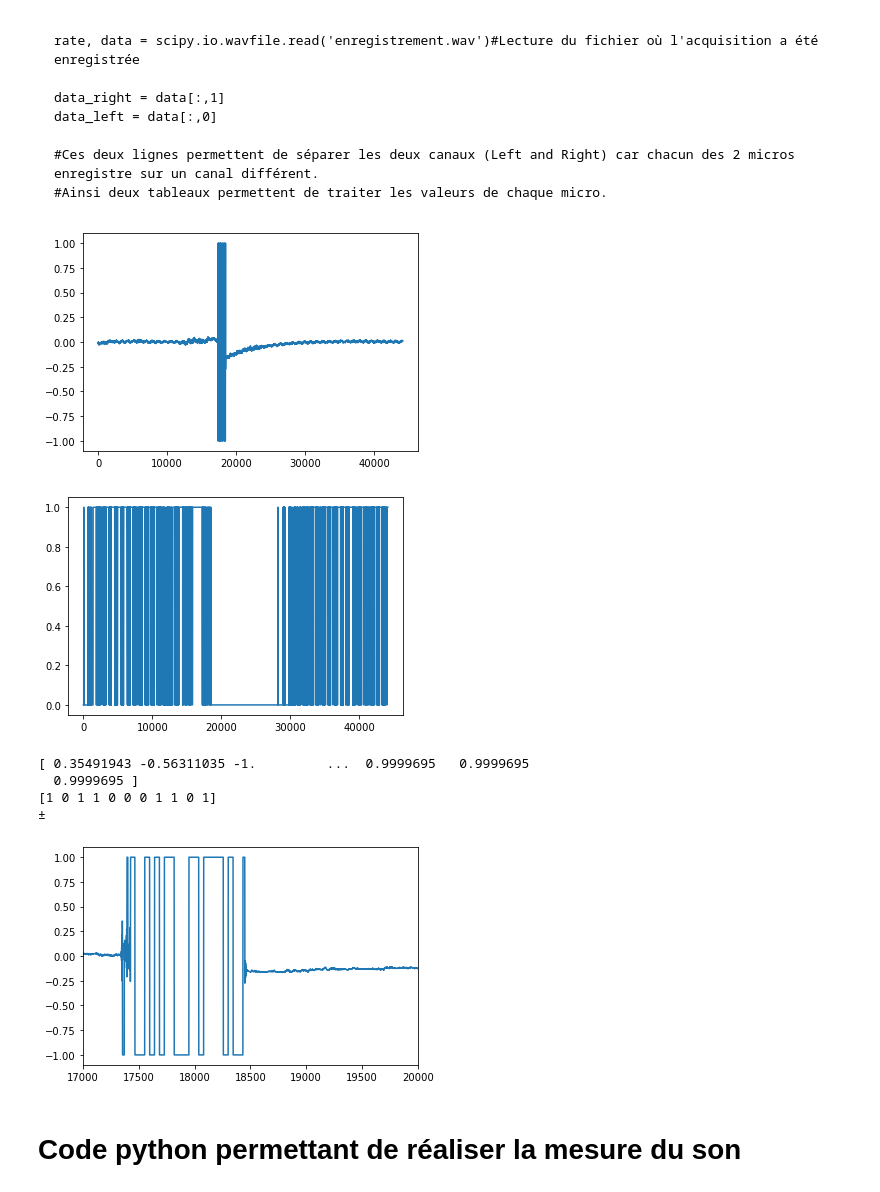
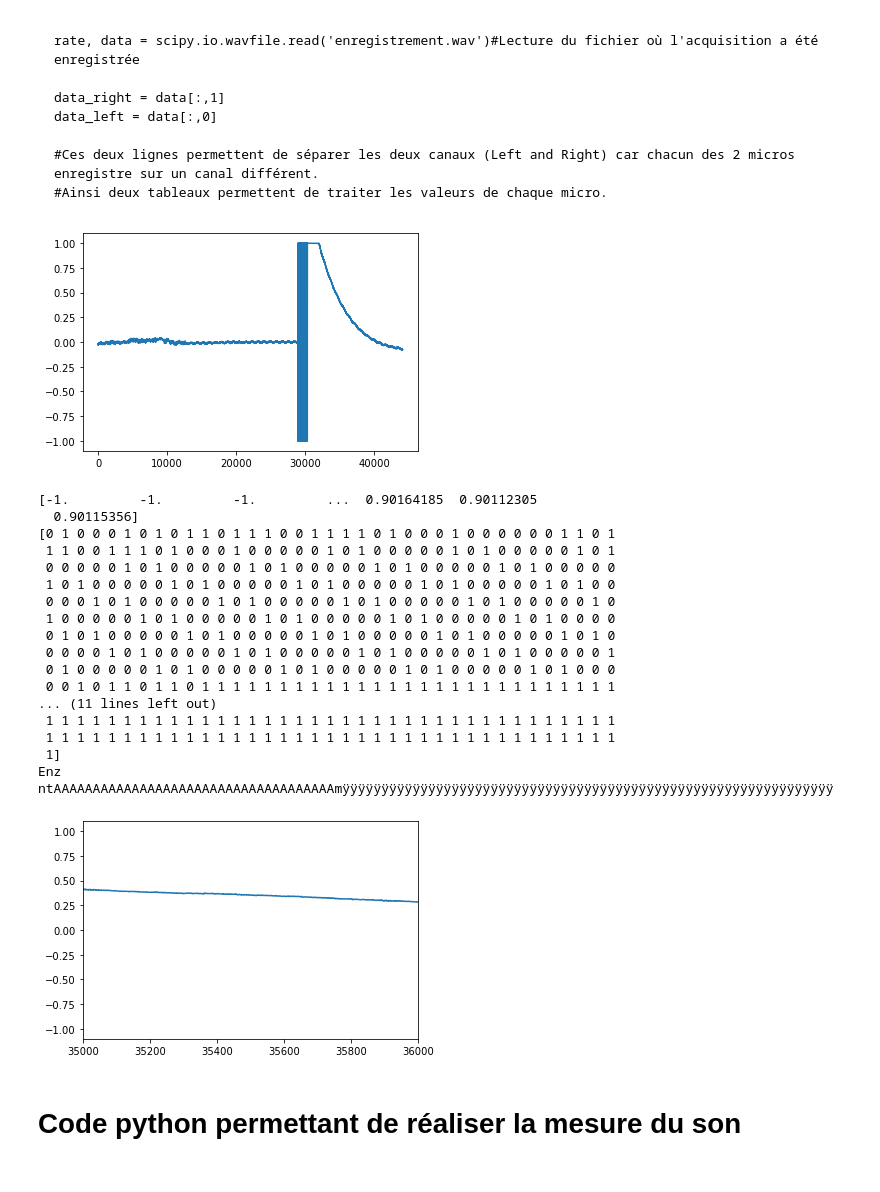
Before and after one commit to zuce68/ProjetFIP2A, a Jupyter notebook: MesureDuSon.ipynb, the cells around one changed output. Cells and saved outputs as stored; diff of their text form; code cells hidden in the pictures.

```diff
--- a/MesureDuSon.ipynb
+++ b/MesureDuSon.ipynb
@@ -49,7 +49,7 @@ import numpy as np
 import matplotlib.pyplot as plt
 
 fs=44100
-duration=1
+duration=5
 
 analog = sd.rec(int(duration*fs),samplerate=fs,channels=1)
 sd.wait()
@@ -58,23 +58,21 @@ digital = np.array(analog.flatten()>0,dtype=int)
 
 plt.plot(analog)
 plt.show()
-digital = np.array(digital)
-plt.plot(digital)
-plt.show()
 # %% [output]
-[figure, old version]
+[figure, new version]
-[figure, removed]
 # %%
-import comnumfip
+import comnumfip2
+from importlib import reload
+reload(comnumfip2)
 plt.plot(analog)
-plt.xlim(17000,20000)
+plt.xlim(35000,36000)
 analog_cut = [x for x in analog if (x<-0.5 or x>0.5)]
 #Filtre de réception
-mask = (analog<-0.3) | (analog>0.3) #On garde tout ce qui a une amplitude de plus de 0.5V
+mask = (analog<-0.9) | (analog>0.9) #On garde tout ce qui a une amplitude de plus de 0.5V
 analog_test = analog[mask]
 print(analog_test)
-bin=comnumfip.sample_and_threshold(analog_test,44100,0.5)
-print(comnumfip.sample_and_threshold(analog_test,44100,0.5))
+bin=comnumfip2.sample_and_threshold(analog_test,0.9)
+print(bin)
 
 
 def decode_nrz(bits):
@@ -91,38 +89,51 @@ def decode_manchester(bits):
     for i, bit in enumerate(bits):
         if bit == 0:
             signal[2*i] = 1
             signal[2*i+1] = -1
         else:
             signal[2*i] = -1
             signal[2*i+1] = 1
     return signal
 
 def decode_ami(bits):
     signal = np.zeros(len(bits), dtype=np.int8)
     last_voltage = 1
     for i, bit in enumerate(bits):
         if bit == 0:
             signal[i] = 0
         else:
             signal[i] = last_voltage
             last_voltage = -last_voltage
     return signal
 
 
 def bin2ascii(bits): # Séparer les bits en groupes de 8
     bits_str =''.join(str(bit) for bit in bits)
     bytes_list = [bits_str[i:i+8] for i in range(0, len(bits_str), 8)] # Convertir chaque groupe de 8 bits en un caractère ASCII
     ascii_str = ''.join([chr(int(byte, 2)) for byte in bytes_list])
     return ascii_str
 
 
 print(bin2ascii(bin))
 # %% [output]
-[ 0.35491943 -0.56311035 -1.         ...  0.9999695   0.9999695
-  0.9999695 ]
-[1 0 1 1 0 0 0 1 1 0 1]
-±
+[-1.         -1.         -1.         ...  0.90164185  0.90112305
+  0.90115356]
+[0 1 0 0 0 1 0 1 0 1 1 0 1 1 1 0 0 1 1 1 1 0 1 0 0 0 1 0 0 0 0 0 0 1 1 0 1
+ 1 1 0 0 1 1 1 0 1 0 0 0 1 0 0 0 0 0 1 0 1 0 0 0 0 0 1 0 1 0 0 0 0 0 1 0 1
+ 0 0 0 0 0 1 0 1 0 0 0 0 0 1 0 1 0 0 0 0 0 1 0 1 0 0 0 0 0 1 0 1 0 0 0 0 0
+ 1 0 1 0 0 0 0 0 1 0 1 0 0 0 0 0 1 0 1 0 0 0 0 0 1 0 1 0 0 0 0 0 1 0 1 0 0
+ 0 0 0 1 0 1 0 0 0 0 0 1 0 1 0 0 0 0 0 1 0 1 0 0 0 0 0 1 0 1 0 0 0 0 0 1 0
+ 1 0 0 0 0 0 1 0 1 0 0 0 0 0 1 0 1 0 0 0 0 0 1 0 1 0 0 0 0 0 1 0 1 0 0 0 0
+ 0 1 0 1 0 0 0 0 0 1 0 1 0 0 0 0 0 1 0 1 0 0 0 0 0 1 0 1 0 0 0 0 0 1 0 1 0
+ 0 0 0 0 1 0 1 0 0 0 0 0 1 0 1 0 0 0 0 0 1 0 1 0 0 0 0 0 1 0 1 0 0 0 0 0 1
+ 0 1 0 0 0 0 0 1 0 1 0 0 0 0 0 1 0 1 0 0 0 0 0 1 0 1 0 0 0 0 0 1 0 1 0 0 0
+ 0 0 1 0 1 1 0 1 1 0 1 1 1 1 1 1 1 1 1 1 1 1 1 1 1 1 1 1 1 1 1 1 1 1 1 1 1
+... (11 lines left out)
+ 1 1 1 1 1 1 1 1 1 1 1 1 1 1 1 1 1 1 1 1 1 1 1 1 1 1 1 1 1 1 1 1 1 1 1 1 1
+ 1 1 1 1 1 1 1 1 1 1 1 1 1 1 1 1 1 1 1 1 1 1 1 1 1 1 1 1 1 1 1 1 1 1 1 1 1
+ 1]
+Enz ntAAAAAAAAAAAAAAAAAAAAAAAAAAAAAAAAAAAAmÿÿÿÿÿÿÿÿÿÿÿÿÿÿÿÿÿÿÿÿÿÿÿÿÿÿÿÿÿÿÿÿÿÿÿÿÿÿÿÿÿÿÿÿÿÿÿÿÿÿÿÿÿÿÿÿÿÿÿÿÿÿÿ
-[figure, old version]
+[figure, new version]
 # %% [markdown]
 # Code python permettant de réaliser la mesure du son
 # %%
```
Also changed, not shown: 1 other file.
